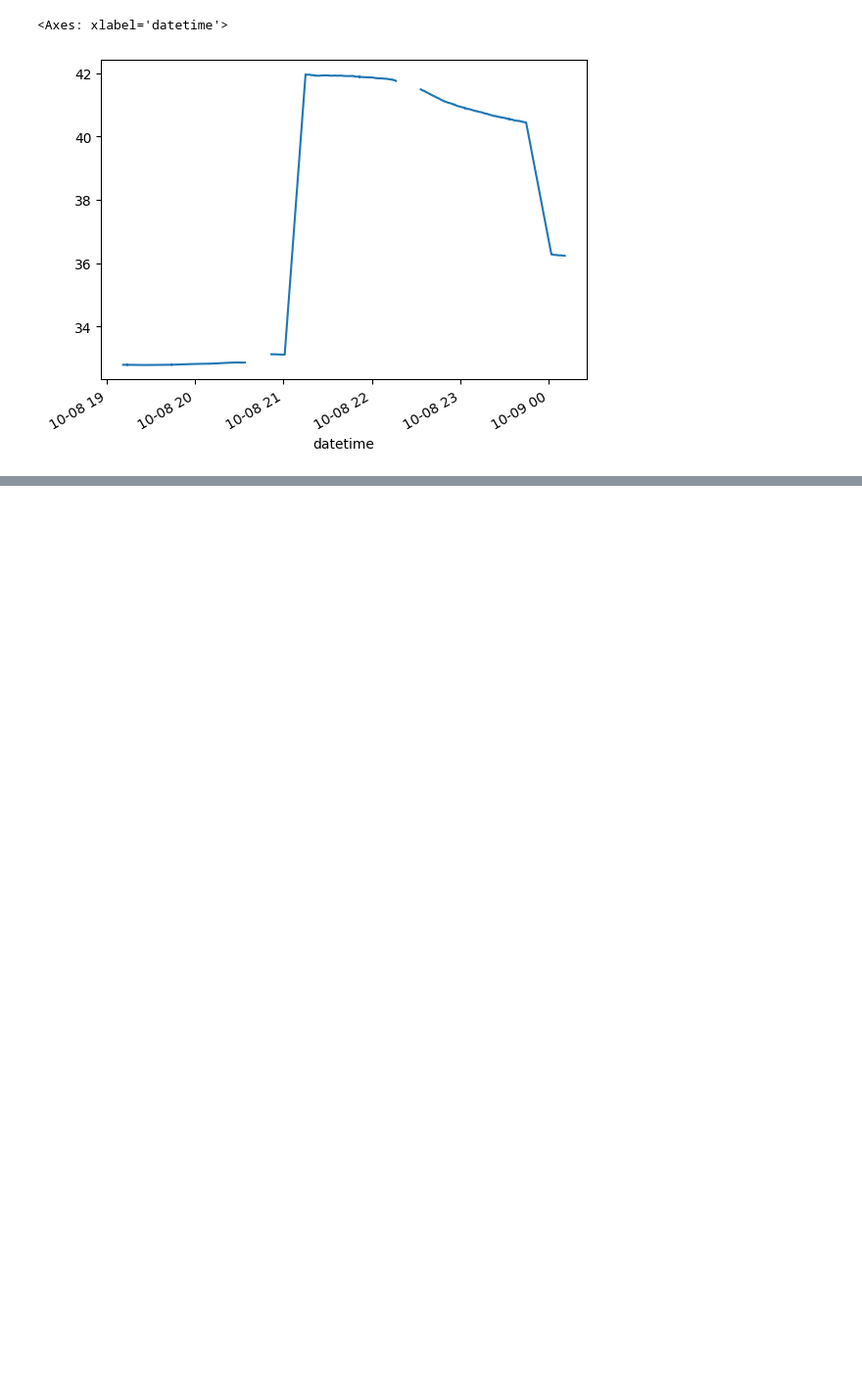
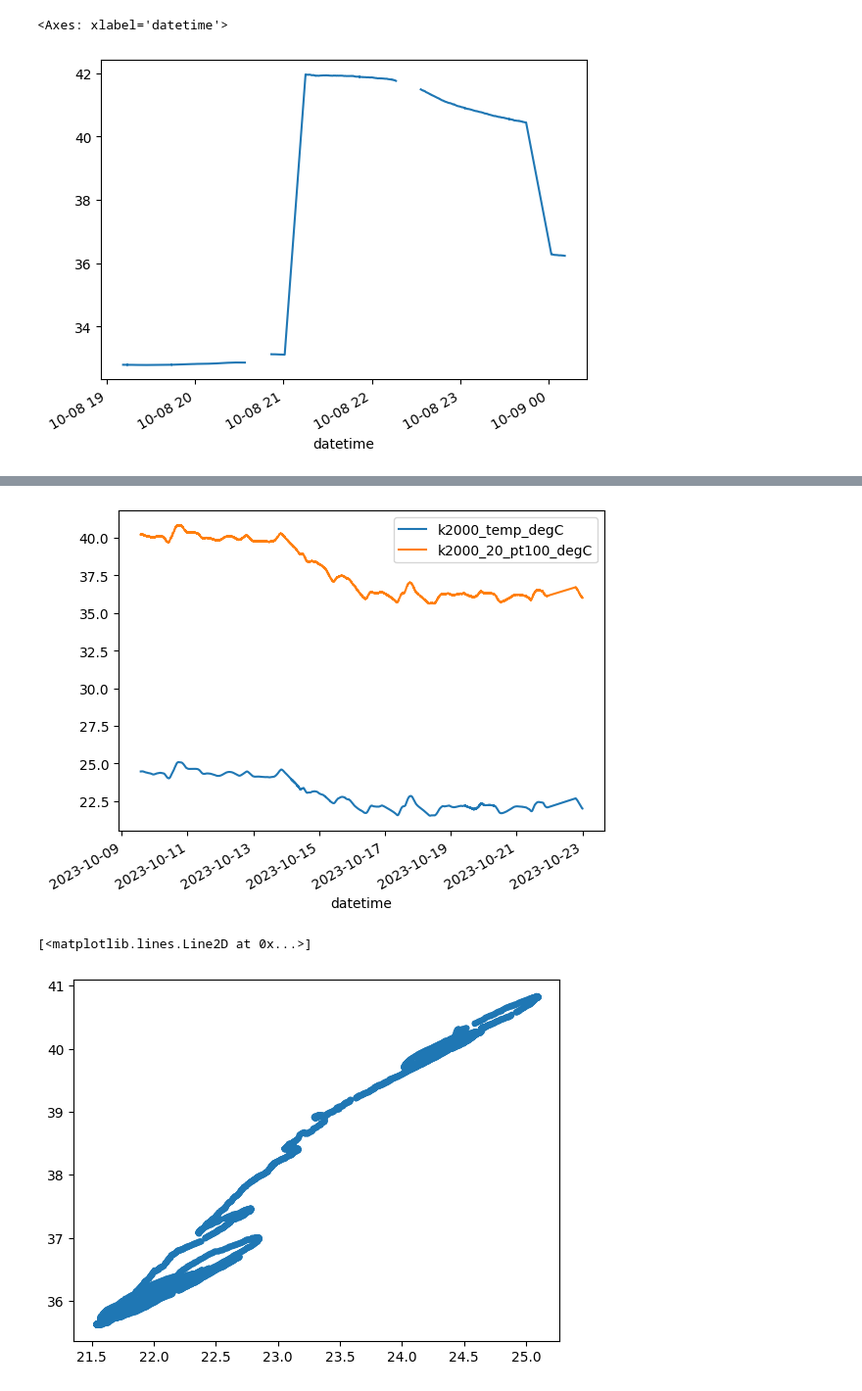
Before and after one commit to alson/metrology-data-analysis, a Jupyter notebook: view_pt100.ipynb, the cells around one changed output, grey strips where cells are left out. Shown: that part at 98% size. Saved outputs shown, nothing was run; the diff lists cells and outputs as text; code cells hidden in the pictures; blank space fills up the shorter version.

```diff
--- a/view_pt100.ipynb
+++ b/view_pt100.ipynb
@@ -61,0 +76,8 @@ Name: k2000_20_pt100_ohm, Length: 12952, dtype: float64
+# %%
+pt100_comparison_data2_2[['k2000_temp_degC', 'k2000_20_pt100_degC']].plot()
+plt.show()
+plt.plot(pt100_comparison_data2_2['k2000_temp_degC'], pt100_comparison_data2_2['k2000_20_pt100_degC'], '.')
+# %% [output]
+[figure, added]
+[<matplotlib.lines.Line2D at 0x...>]
+[figure, added]
```
Also changed, not shown: parts of 9 cells of this notebook, 3 other files.
